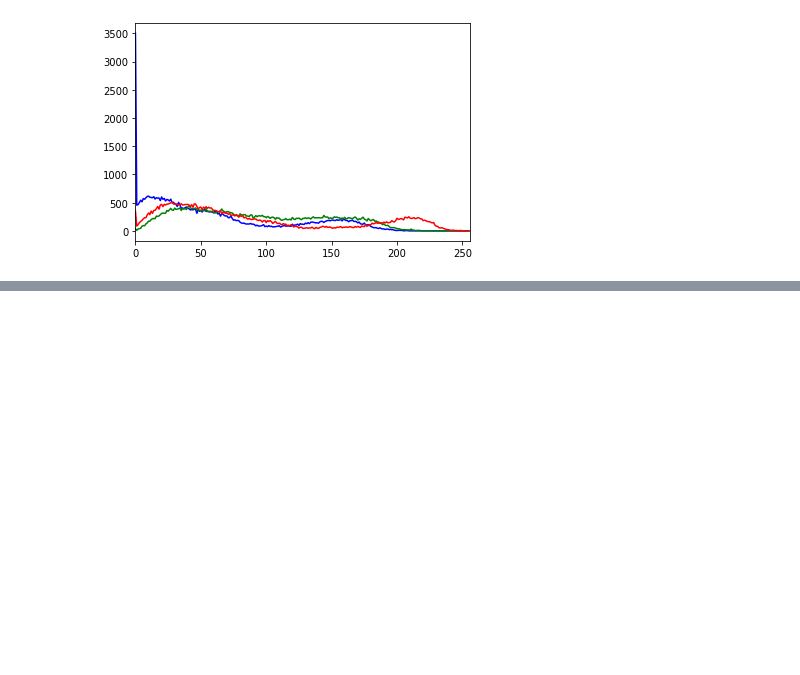
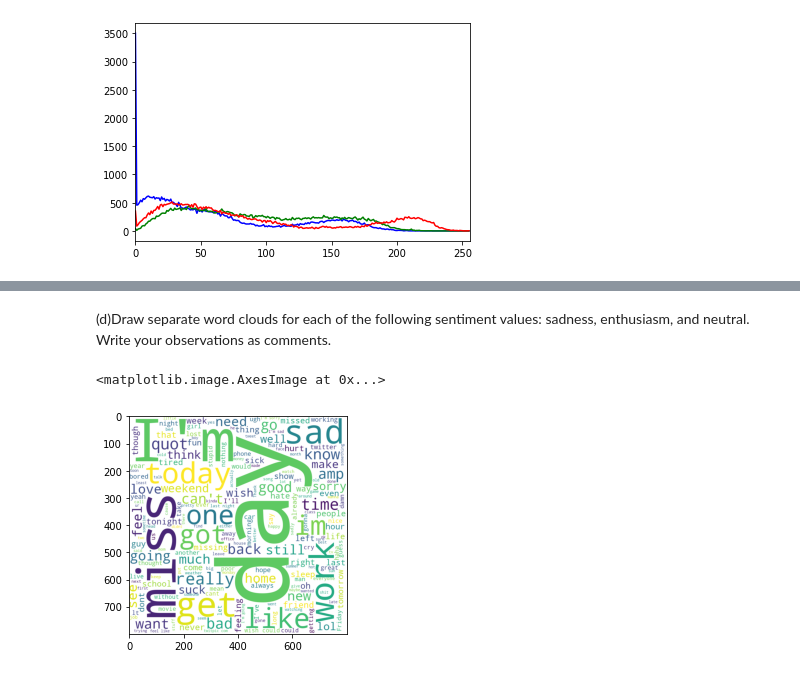
Before and after one commit to aastha621/Artificial-Intelligence, a Jupyter notebook: 034_AasthaJain_2.ipynb, the cells around one changed output, grey strips where cells are left out. Drawn from its saved outputs; the diff is of its cells as text; code cells hidden in the pictures; blank space fills up the shorter version.

```diff
--- a/034_AasthaJain_2.ipynb
+++ b/034_AasthaJain_2.ipynb
@@ -386,0 +520,4 @@ plt.show()
+# %%
+from nltk.corpus import stopwords
+stop = stopwords.words('english')
+df['remove_sw']=df['content'].apply(lambda x: ' '.join([word for word in x.split() if word not in (stop)]))
@@ -386,0 +533,4 @@ plt.show()
+# %%
+
+df['wordCount']=df['remove_sw'].apply(lambda x: len(str(x).split(' ')))
+df.head(2)
@@ -386,0 +541,19 @@ plt.show()
+# %% [markdown]
+(d)Draw separate word clouds for each of the following sentiment values: sadness, enthusiasm, and neutral. Write your observations as comments.
+# %%
+from wordcloud import WordCloud, STOPWORDS
+
+sadness = df.loc[df['sentiment'] == 'sadness']
+
+sad_tweets = ''.join(word for word in sadness['remove_sw'])
+sadnesscloud = WordCloud(width = 800, height = 800,
+                background_color ='white',
+                stopwords = stop_words,
+                min_font_size = 10).generate(sad_tweets)
+
+plt.imshow(sadnesscloud)
+
+#most used words are 'day', 'miss', 'sad'
+# %% [output]
+<matplotlib.image.AxesImage at 0x...>
+[figure, added]
```
Also changed, not shown: parts of 23 cells of this notebook.
